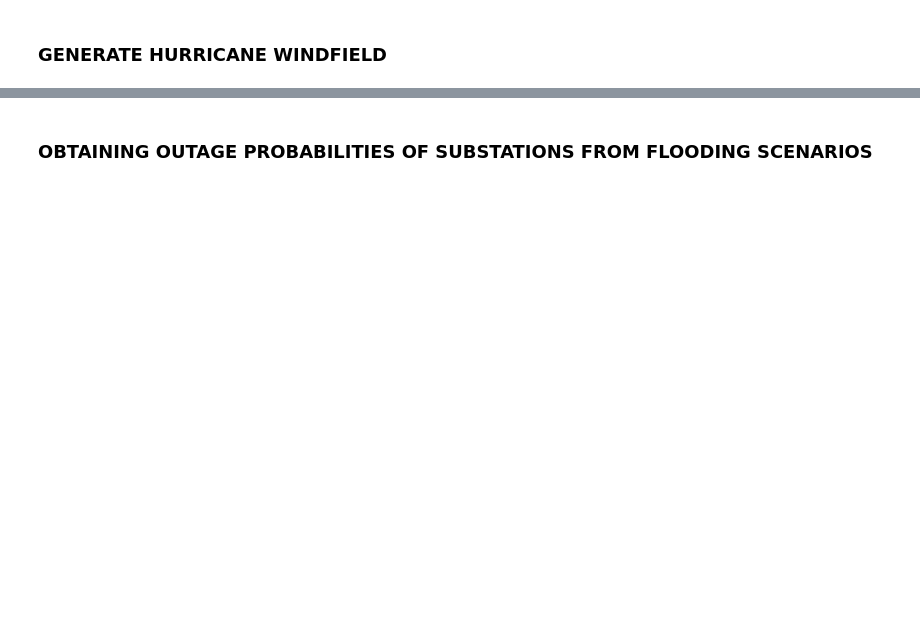
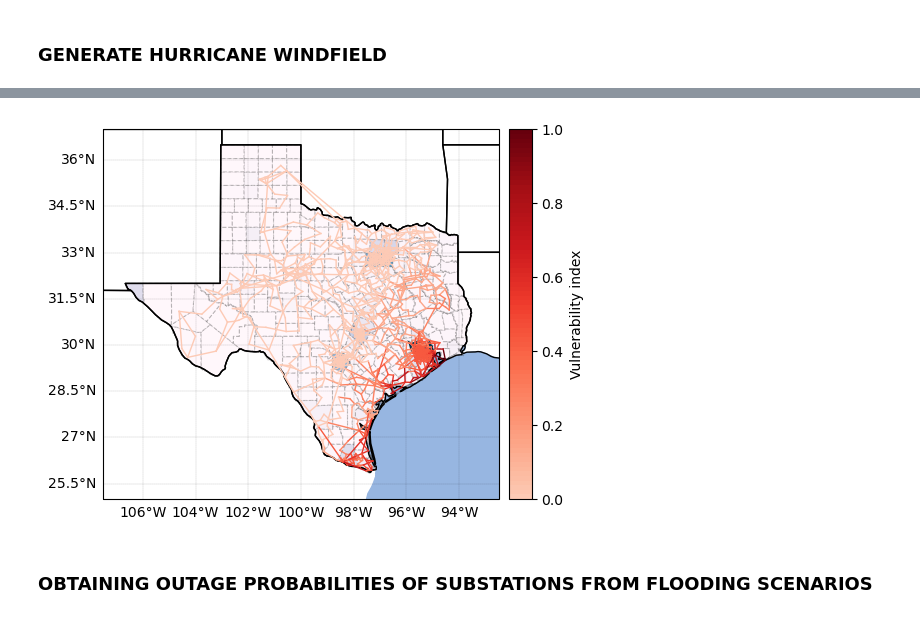
Before and after one commit to abodh/Hurricane_Flood_WSU, a Jupyter notebook: Hurricane_Flood_outages.ipynb, the cells around one changed output, grey strips where cells are left out. Saved outputs shown, nothing was run; the diff lists cells and outputs as text; code cells hidden in the pictures; blank space fills up the shorter version.

Commit message:
added study with the population

```diff
--- a/Hurricane_Flood_outages.ipynb
+++ b/Hurricane_Flood_outages.ipynb
@@ -38,6 +59,8 @@ from climada.hazard import TropCyclone, Centroids
 
 # STORM DATA
 storm_ID = "2017228N14314"    # id of the storm from iBtracks -> this is the id for hurricane Harvey
+years_range =  (1922, 2022)   # range of years from which the hurricane data is required
+subbasin = 'GM'               # can provide basin or sub-basin. Here, 'GM' refers to the gulf of mexico
 time_report = 2               # set the hours of time stamps i.e. data is provided for every "time_report" hours
 provider='usa'                # set the data provider "usa" for default
 
@@ -77,4 +100,4 @@ flood_basins = ["meow_NW_matagorda", "meow_NW_laguna",   # 5 different Texas bas
 flood_substation_resolution = 0.5                        # resolution (in miles) to analyze the depth level of flood to substation (accuracy of location within x.x miles)
 weibull_exp_a = 13                                       # parameter a for weibull exponential function (arbritarily selected: needs more work)
 weibull_exp_b = 3                                        # parameter b for weibull exponential function (required: b > 2 and odd; arbritarily selected: needs more work)
-substation_elevation_height = 3                          # assuming substations are pre-elevated (in ft: assuming these are coastal regions and substations are proactively elevated by the operators are certain height)
+substation_elevation_height = 3                          # assuming substations are pre-elevated (in ft: assuming these are coastal regions and substations are proactively elevated by the operators at certain height)
@@ -452,0 +566,7 @@ def plot_hurricane(busdata,
+# %%
+# extract all of the hurricanes that are of interests
+storm_track = TCTracks.from_ibtracs_netcdf(provider='usa', year_range=years_range, subbasin=subbasin, correct_pres=False)
+print('Total number of tracks for the selected years range:', storm_track.size)
+
+# this method ensures that equal time step is reported back from TCTracks()
+storm_track.equal_timestep(time_report) # data of hurricane every 'time_report' hours
@@ -552,0 +737,78 @@ for storm_idx in hurricane_tracks:
+# %%
+vul_idx = np.loadtxt('vulnerable_lines.csv');
+
+# fig1, ax1 = plt.subplots(figsize=(6, 1))
+# fig1.subplots_adjust(bottom=0.5)
+# plt.subplot(1, 2, 1)
+
+# cmap = matplotlib.cm.YlOrBr
+# norm = matplotlib.colors.Normalize(vmin=0, vmax=1)
+
+# fig1.colorbar(matplotlib.cm.ScalarMappable(norm=norm, cmap=cmap),
+#              cax=ax1, orientation='horizontal', label='Some Units')
+
+# Set the figure size, projection, and extent
+fig = plt.figure()
+ax = plt.axes(projection=ccrs.PlateCarree())
+ax.set_extent(extent)
+ax.add_feature(cfeature.LAND, color='white')
+ax.add_feature(cfeature.OCEAN)
+ax.add_feature(cfeature.BORDERS.with_scale('50m'), edgecolor='black')
+ax.add_feature(cfeature.STATES.with_scale('50m'), edgecolor='black')
+
+# Add gridlines
+gl = ax.gridlines(crs=ccrs.PlateCarree(), draw_labels=True, linewidth=0.09, color='black', linestyle='--')
+gl.top_labels = False
+gl.right_labels = False
+
+# loading demographic data
+# Load the Texas county shapefile
+tx_counties = gpd.read_file('pop_study/County.shp')
+
+# Load the population data
+pop_data = pd.read_csv('pop_study/Tx_population.csv', dtype={'CNTY_NM': str, 'census_2020_count': int})
+pop_data['census_2020_count'] = pop_data['census_2020_count']/1e5
+
+# Merge the population data with the county shapefile
+merged_data = tx_counties.merge(pop_data, on='CNTY_NM')
+
+# plot the demographic data on the county map
+merged_data.plot(column='census_2020_count',
+             cmap='PuBu',
+             linewidth=0.8,
+             linestyle="--",
+             ax=ax, edgecolor=(0, 0, 0, 0.2),
+             legend=False,
+             legend_kwds={'label': "Population by county (in hundred thousand)",
+                          'orientation': "vertical", 'pad': 0.01, 'aspect':16, 'shrink':0.8})
+
+# get color map and normalize
+cmap = matplotlib.cm.Reds(np.linspace(0,1,100))
+cmap = matplotlib.colors.ListedColormap(cmap[20:,:-1])
+
+# colors for the lines
+colors = [cmap(i) for i in np.linspace(0, 1, 256)]
+
+# vulnerability indices
+idx = (vul_idx*255).astype(int)
+
+
+for count in range(len(linedata)):
+    plt.plot([linedata['from(X,Y)'][count][0], linedata['to(X,Y)'][count][0]],
+             [linedata['from(X,Y)'][count][1], linedata['to(X,Y)'][count][1]],
+             color=colors[idx[count]], linewidth=1)
+
+
+norm = matplotlib.colors.Normalize(vmin=0, vmax=1)
+cb = plt.colorbar(matplotlib.cm.ScalarMappable(norm=norm, cmap=cmap),
+             orientation='vertical', pad=0.02, aspect=16, shrink=1)
+cb.set_label('Vulnerability index', size=10, rotation=90, labelpad=5)
+cb.ax.tick_params(labelsize=10)
+
+# Show the plot
+plt.show()
+
+# plt.legend(custom_lines, ['115kV', '161kV', '230kV', '500kV'])
+# plt.title(hurricane_dataframe['time'][fig_idx].strftime("%Y-%m-%d_%H"))
+# %% [output]
+[figure, added]
```
Also changed, not shown: parts of 20 cells of this notebook, 48 other files.
